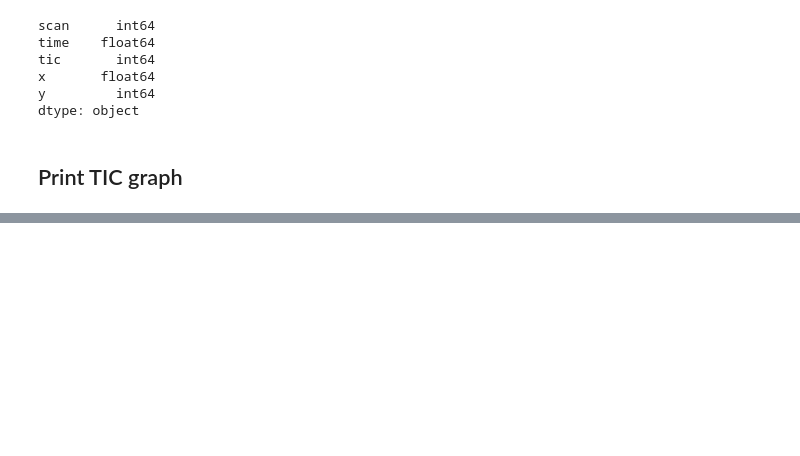
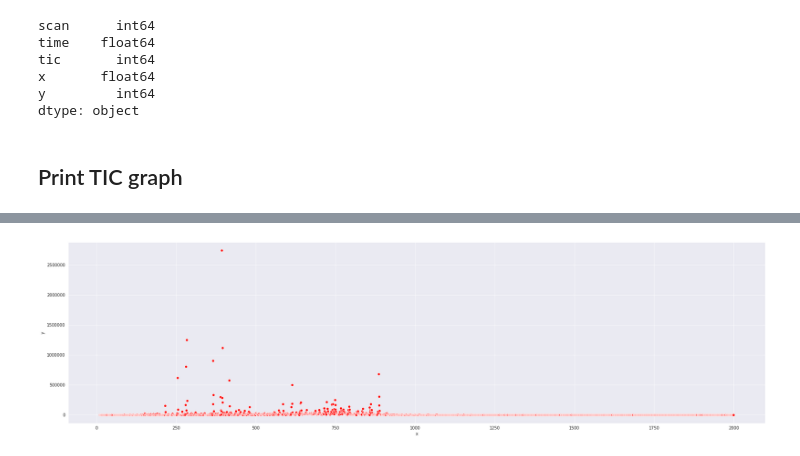
Before and after one commit to plopezgarcia/one-offs, a Jupyter notebook: jcamp-view/jcamp-view.ipynb, the cells around one changed output, grey strips where cells are left out. Drawn from its saved outputs; the diff is of its cells as text; code cells hidden in the pictures; blank space fills up the shorter version.

```diff
--- a/jcamp-view/jcamp-view.ipynb
+++ b/jcamp-view/jcamp-view.ipynb
@@ -98,0 +76,6 @@ plt.show()
+# %%
+plt.figure(figsize=(30, 8))
+sns.scatterplot(data=measurements[measurements.time == 6.6], x="x", y="y", color='Red')
+plt.show()
+# %% [output]
+[figure, added]
```
Also changed, not shown: parts of 3 cells of this notebook.
